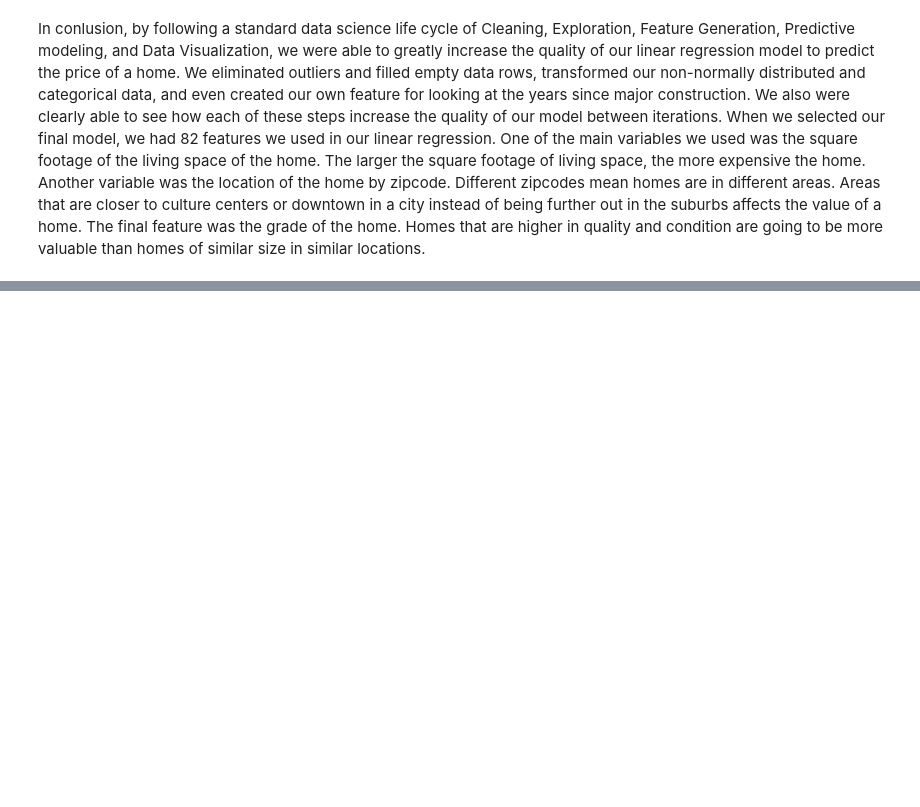
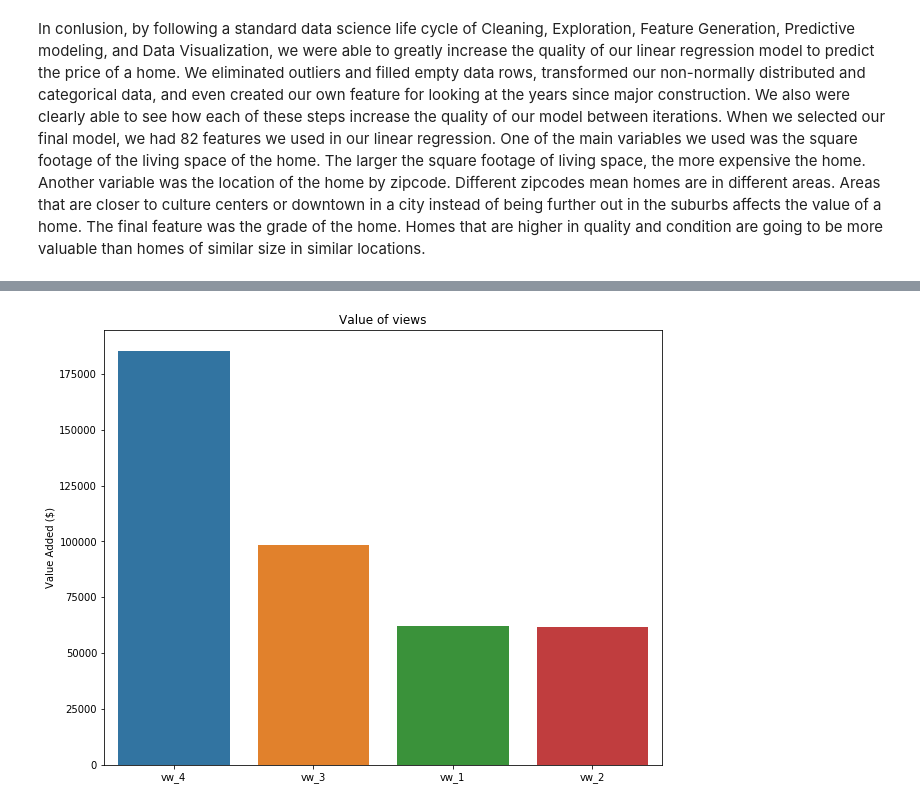
Before and after one commit to brendan-d-freeman/dsc-v2-mod1-final-project-online-ds-pt-081219, a Jupyter notebook: KC_Linear_Regression.ipynb, the cells around one changed output, grey strips where cells are left out. Cells and saved outputs as stored; diff of their text form; code cells hidden in the pictures; blank space fills up the shorter version.

```diff
--- a/KC_Linear_Regression.ipynb
+++ b/KC_Linear_Regression.ipynb
@@ -688,0 +1027,5 @@ Our R-Squared Value has significantly increased from initial fit, so our final m
+# %%
+ax = plt.subplots(figsize=(10, 8))
+plot = sns.barplot(x=vw_df.index, y=vw_df['Value Added ($)']).set_title('Value of views')
+# %% [output]
+[figure, added]
```
Also changed, not shown: parts of 37 cells of this notebook, 1 other file.
